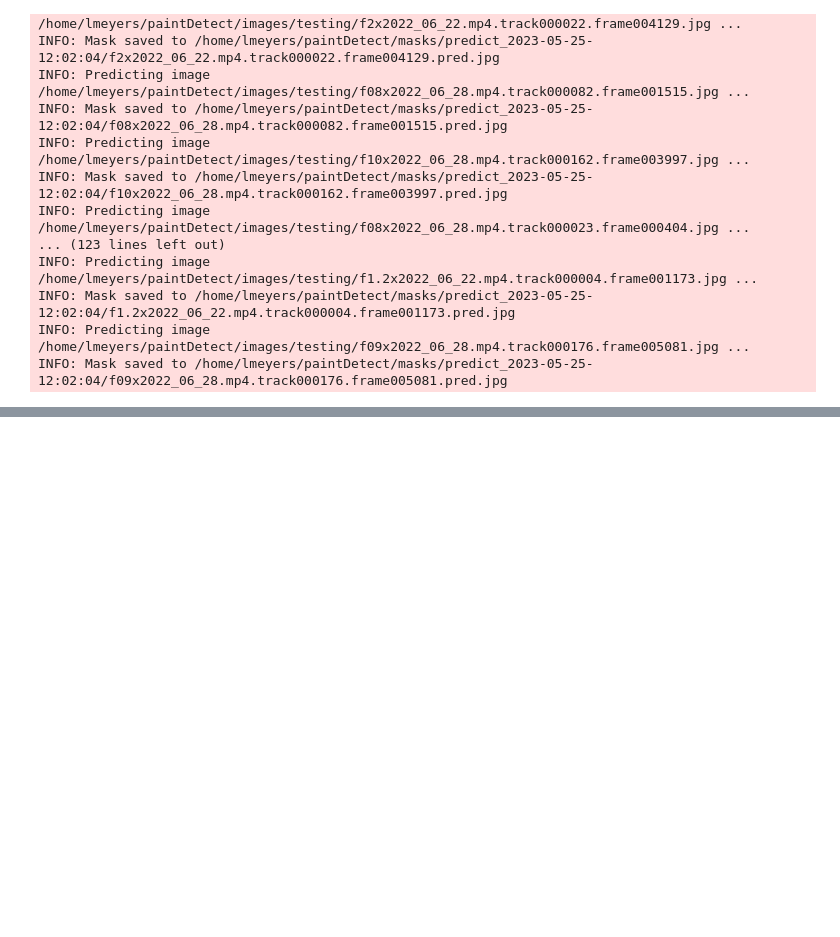
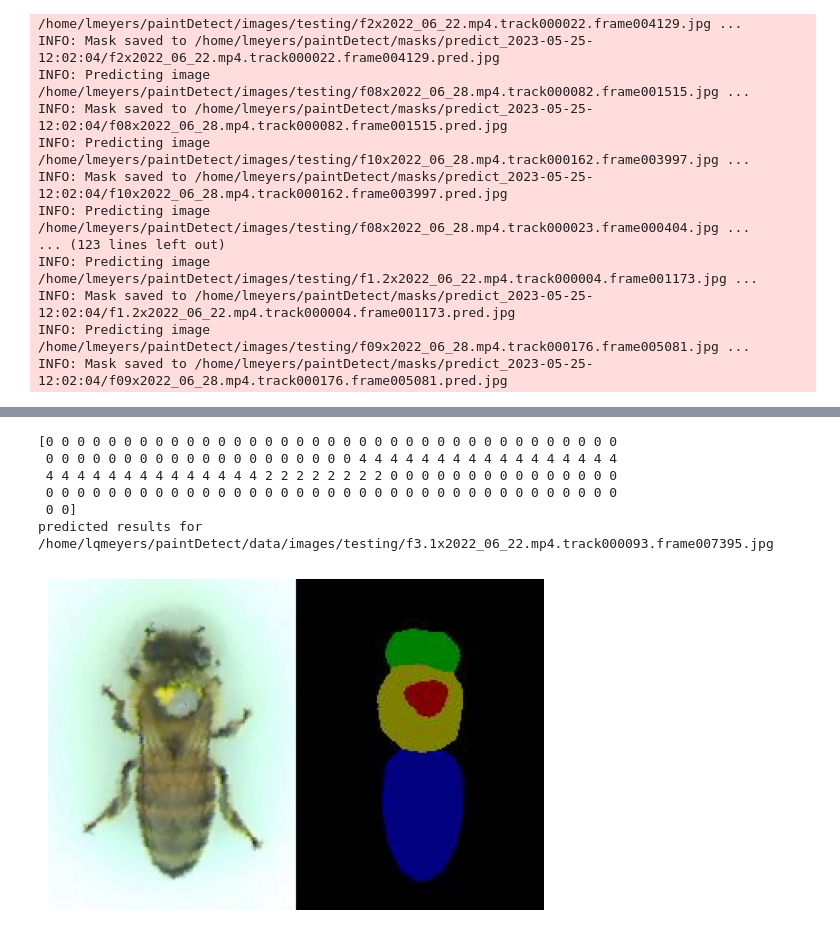
Before and after one commit to lqmeyers/paintDetect, a Jupyter notebook: batch_predict.ipynb, the cells around one changed output, grey strips where cells are left out. Saved outputs shown, nothing was run; the diff lists cells and outputs as text; code cells hidden in the pictures; blank space fills up the shorter version.

Commit message:
able to run single prediction

```diff
--- a/batch_predict.ipynb
+++ b/batch_predict.ipynb
@@ -172,3 +172,72 @@ INFO: Predicting image /home/lmeyers/paintDetect/images/testing/f1.2x2022_06_22.
 INFO: Mask saved to /home/lmeyers/paintDetect/masks/predict_2023-05-25-12:02:04/f1.2x2022_06_22.mp4.track000004.frame001173.pred.jpg
 INFO: Predicting image /home/lmeyers/paintDetect/images/testing/f09x2022_06_28.mp4.track000176.frame005081.jpg ...
 INFO: Mask saved to /home/lmeyers/paintDetect/masks/predict_2023-05-25-12:02:04/f09x2022_06_28.mp4.track000176.frame005081.pred.jpg
+# %%
+##predict on single image to test parameters:
+
+#imports
+from PIL import Image
+from matplotlib import pyplot as plt
+
+#specify file to test prediction on
+image_path= "/home/lqmeyers/paintDetect/data/images/testing/f3.1x2022_06_22.mp4.track000093.frame007395.jpg"
+out_path="/home/lqmeyers/paintDetect/data/full_masks/f3.1x2022_06_22.mp4.track000093.frame007395.pred.jpg"
+
+
+#initialize logging and run prediction--------
+
+logging.basicConfig(level=logging.INFO, format='%(levelname)s: %(message)s')
+model = '/home/lqmeyers/paintDetect/wandb/run-20230612_144301-pboxk4b3/files/model.pth'
+
+net = UNet(n_channels=3, n_classes=5, bilinear=False)
+
+device = torch.device('cuda' if torch.cuda.is_available() else 'cpu')
+logging.info(f'Loading model {model}')
+logging.info(f'Using device {device}')
+
+net.to(device=device)
+state_dict = torch.load(model, map_location=device)
+mask_values = state_dict.pop('mask_values', [0, 1])
+net.load_state_dict(state_dict)
+
+logging.info('Model loaded!')
+logging.info(f'Predicting image {image_path} ...')
+
+img = Image.open(image_path)
+
+mask = predict_img(net=net,
+                    full_img=img,
+                    scale_factor=1,
+                    out_threshold=.5,
+                    device=device)
+
+
+out_filename = out_path
+
+print(mask[55]) #array of class prediction
+result = mask_to_image(mask, mask_values)
+result.save(out_filename) #this is causing the problem!!!!!!!!!!!!!!!!!!!!!!!!!!!
+logging.info(f'Mask saved to {out_filename}')
+
+result = Image.open(out_filename)
+#--------visualize results-------------
+
+if  np.array(img).shape != np.array(result).shape:
+    arr = np.array(result)
+    arr_reshaped = np.expand_dims(arr, axis=-1)  # Add a new axis at the end
+    arr_reshaped = np.tile(arr_reshaped, (1, 1, 3))
+    if  np.array(img).shape != np.array(arr_reshaped).shape:
+        print('check input image dimensions, remember to put binary masks second')
+        pass
+# Stitch the images horizontally
+    stitched_image = np.concatenate((img, arr_reshaped), axis=1)
+else:
+    stitched_image = np.concatenate((img, result), axis=1)
+
+# Display the stitched image
+print("predicted results for ",image_path)
+
+plt.imshow(stitched_image)
+plt.axis('off')
+plt.show()
+# %% [output]
@@ -174,0 +249,7 @@ INFO: Mask saved to /home/lmeyers/paintDetect/masks/predict_2023-05-25-12:02:04/
+[0 0 0 0 0 0 0 0 0 0 0 0 0 0 0 0 0 0 0 0 0 0 0 0 0 0 0 0 0 0 0 0 0 0 0 0 0
+ 0 0 0 0 0 0 0 0 0 0 0 0 0 0 0 0 0 0 0 0 4 4 4 4 4 4 4 4 4 4 4 4 4 4 4 4 4
+ 4 4 4 4 4 4 4 4 4 4 4 4 4 4 2 2 2 2 2 2 2 2 0 0 0 0 0 0 0 0 0 0 0 0 0 0 0
+ 0 0 0 0 0 0 0 0 0 0 0 0 0 0 0 0 0 0 0 0 0 0 0 0 0 0 0 0 0 0 0 0 0 0 0 0 0
+ 0 0]
+predicted results for  /home/lqmeyers/paintDetect/data/images/testing/f3.1x2022_06_22.mp4.track000093.frame007395.jpg
+[figure, added]
```
Also changed, not shown: parts of 3 cells of this notebook.
